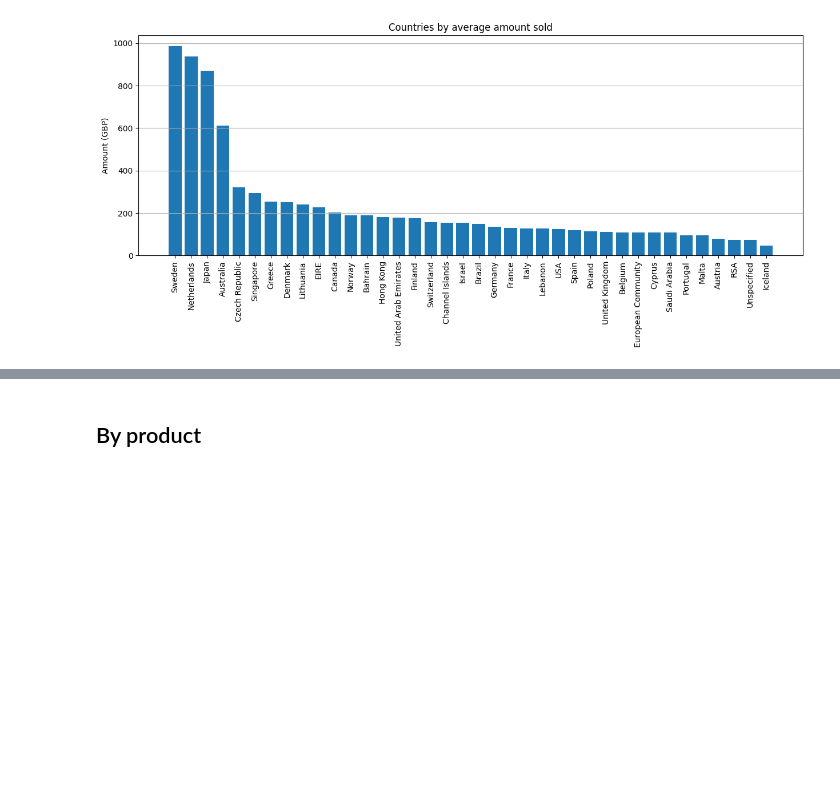
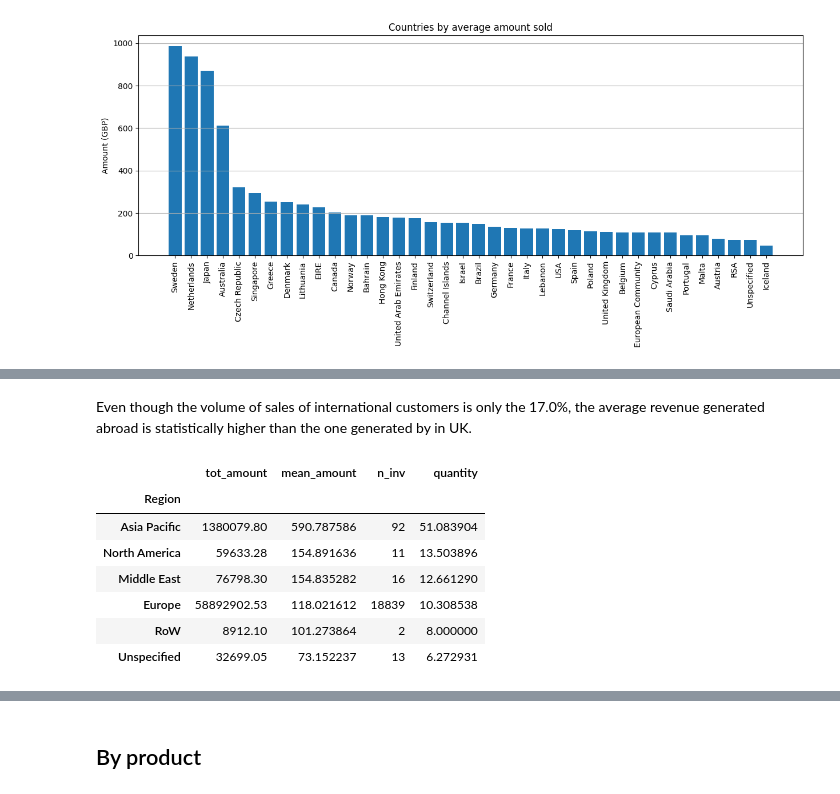
Before and after one commit to antobzzll/Analytics-Portfolio, a Jupyter notebook: Business Analytics/Market Basket Analysis/e-commerce-analytics.ipynb, the cells around one changed output, grey strips where cells are left out. Drawn from its saved outputs; the diff is of its cells as text; code cells hidden in the pictures; blank space fills up the shorter version.

```diff
--- a/Business Analytics/Market Basket Analysis/e-commerce-analytics.ipynb
+++ b/Business Analytics/Market Basket Analysis/e-commerce-analytics.ipynb
@@ -370,0 +422,19 @@ plt.show()
+# %% [markdown]
+Even though the volume of sales of international customers is only the 17.0%, the average revenue generated abroad is statistically higher than the one generated by in UK.
+# %%
+byregion = df.groupby('Region').agg(
+    tot_amount=('Amount', 'sum'),
+    mean_amount=('Amount', 'mean'),
+    n_inv=('TransactionNo', 'nunique'),
+    quantity=('Quantity', 'mean')
+).sort_values('mean_amount', ascending=False)
+byregion.sort_values('mean_amount', ascending=False)
+# %% [output]
+|  | tot_amount | mean_amount | n_inv | quantity |
+| Region |  |  |  |  |
+| Asia Pacific | 1380079.80 | 590.787586 | 92 | 51.083904 |
+| North America | 59633.28 | 154.891636 | 11 | 13.503896 |
+| Middle East | 76798.30 | 154.835282 | 16 | 12.661290 |
+| Europe | 58892902.53 | 118.021612 | 18839 | 10.308538 |
+| RoW | 8912.10 | 101.273864 | 2 | 8.000000 |
+| Unspecified | 32699.05 | 73.152237 | 13 | 6.272931 |
```
Also changed, not shown: parts of 10 cells of this notebook.
